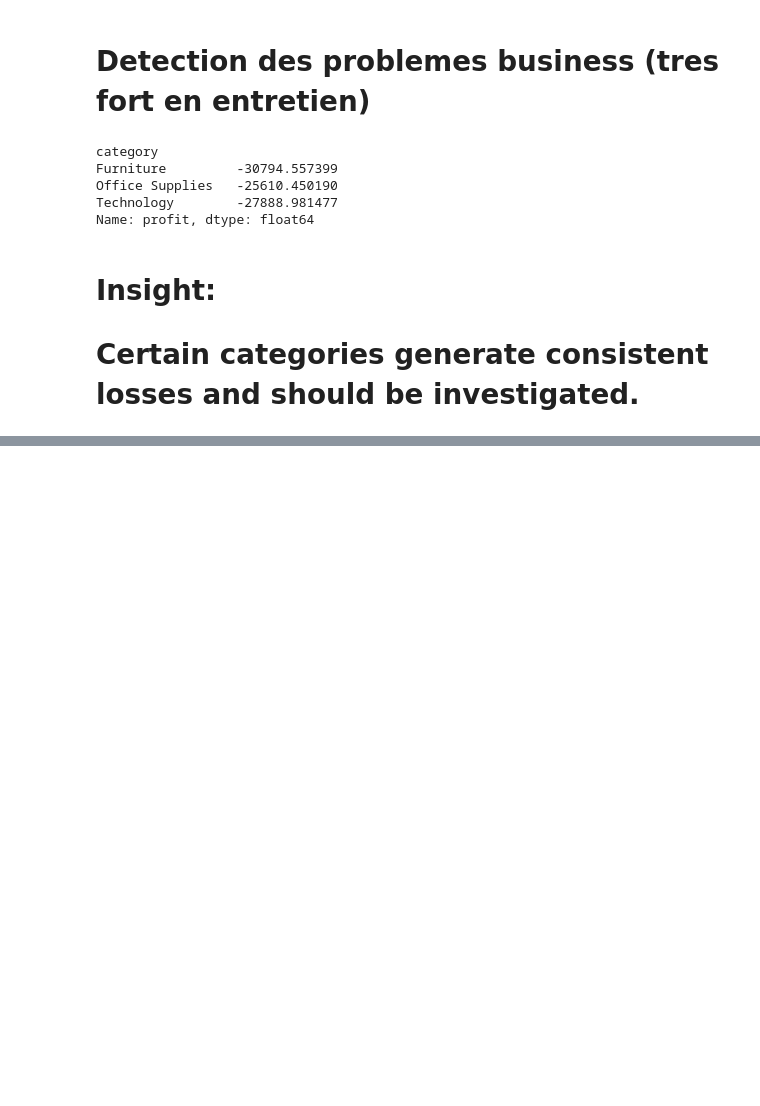
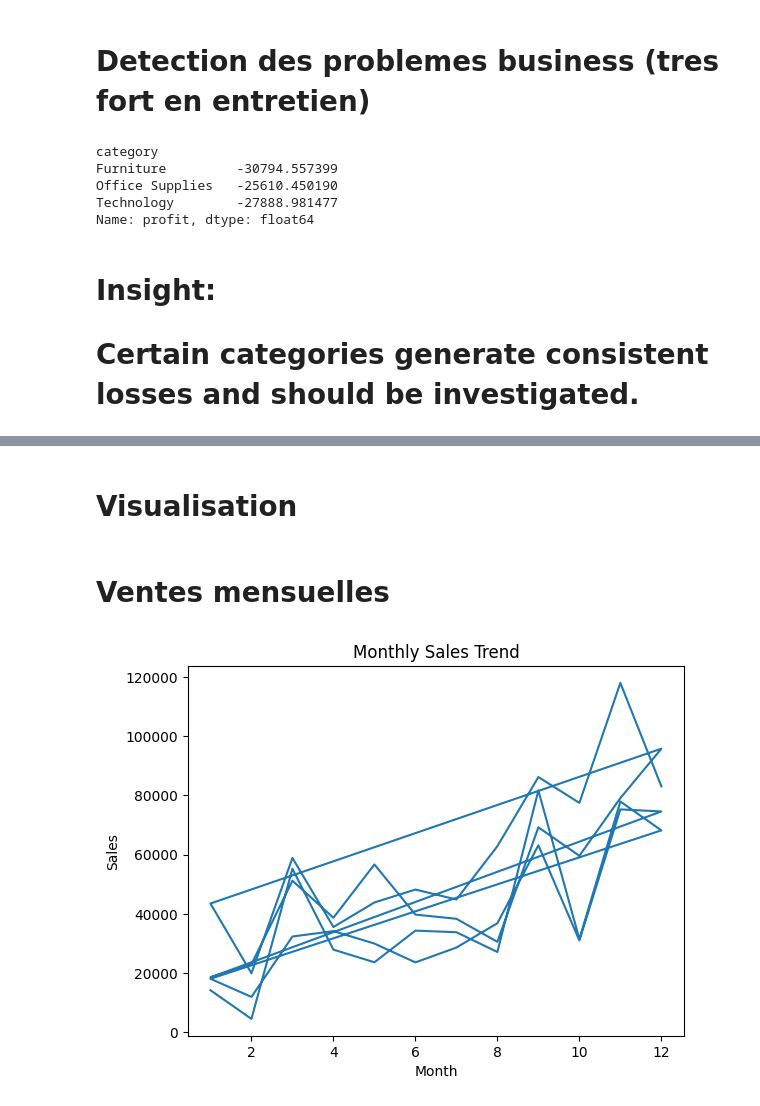
Before and after one commit to azanguim123/sales-analytics-dashboard, a Jupyter notebook: notebook/analysis.ipynb, the cells around one changed output, grey strips where cells are left out. Drawn from its saved outputs; the diff is of its cells as text; code cells hidden in the pictures; blank space fills up the shorter version.

Commit message:
Data visualizaiton and business insights

```diff
--- a/notebook/analysis.ipynb
+++ b/notebook/analysis.ipynb
@@ -317,0 +324,17 @@ Name: profit, dtype: float64
+# %% [markdown]
+# Visualisation
+# %% [markdown]
+# Ventes mensuelles
+# %%
+import matplotlib.pyplot as plt
+
+monthly_sales = df.groupby(['year', 'month'])['sales'].sum().reset_index()
+
+plt.figure()
+plt.plot(monthly_sales['month'], monthly_sales['sales'])
+plt.title("Monthly Sales Trend")
+plt.xlabel("Month")
+plt.ylabel("Sales")
+plt.show()
+# %% [output]
+[figure, added]
```
Also changed, not shown: parts of 11 cells of this notebook.
